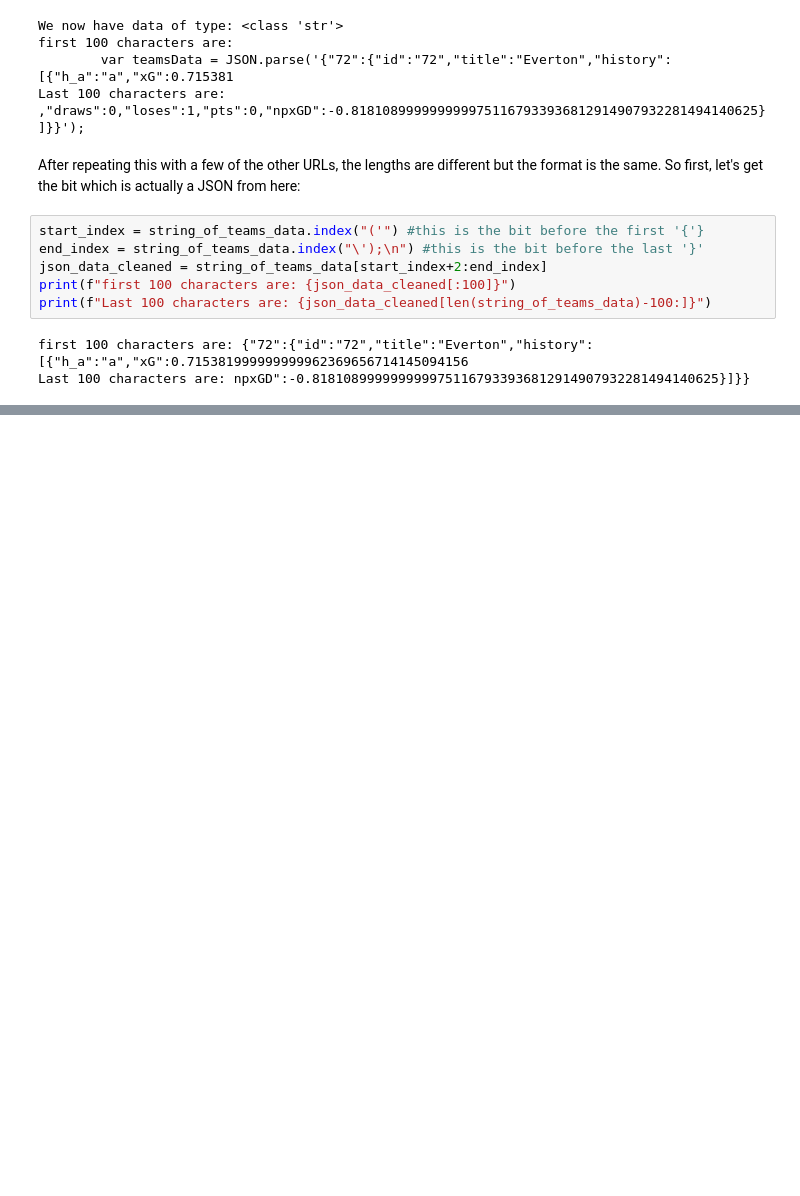
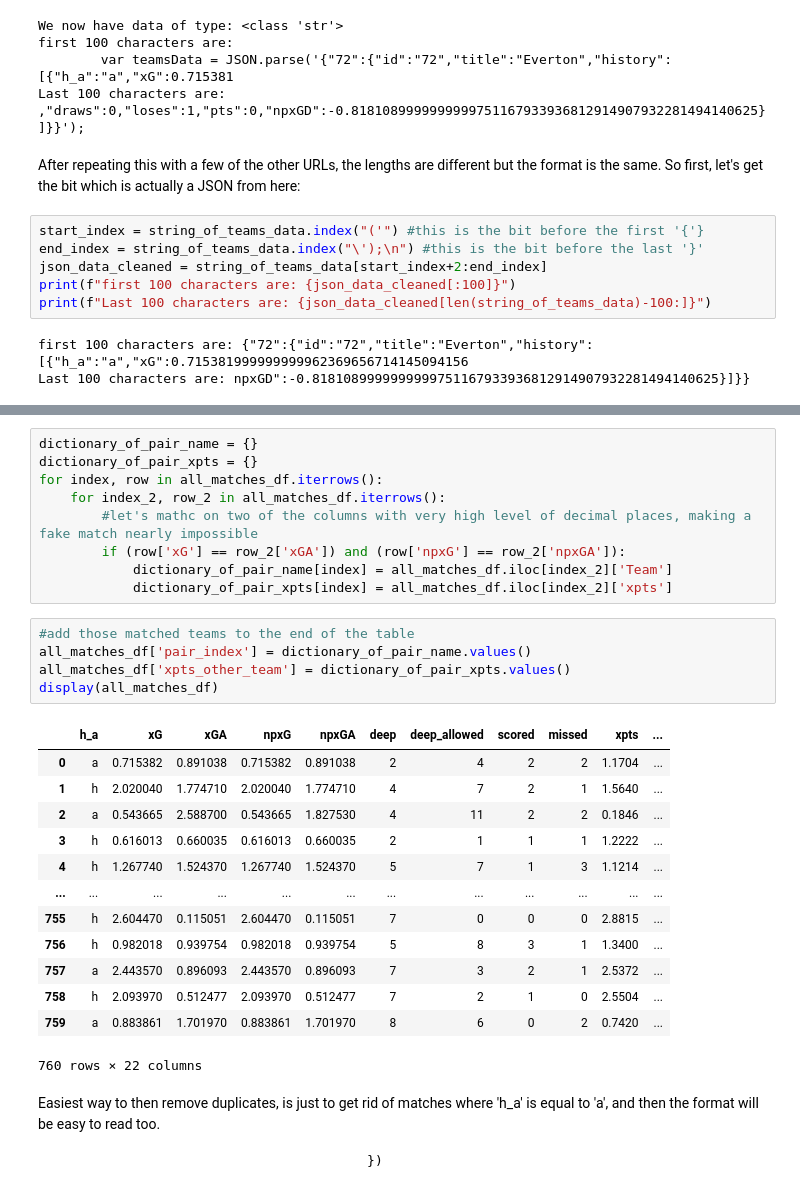
Before and after one commit to jakelourie1502/Football_Data, a Jupyter notebook: Scraping_Understat.ipynb, the cells around one changed output, grey strips where cells are left out. Drawn from its saved outputs; the diff is of its cells as text; blank space fills up the shorter version.

```diff
--- a/Scraping_Understat.ipynb
+++ b/Scraping_Understat.ipynb
@@ -125,0 +335,32 @@ Last 100 characters are: npxGD":-0.818108999999999975116793393681291490793228149
+# %%
+dictionary_of_pair_name = {}
+dictionary_of_pair_xpts = {}
+for index, row in all_matches_df.iterrows():
+    for index_2, row_2 in all_matches_df.iterrows():
+        #let's mathc on two of the columns with very high level of decimal places, making a fake match nearly impossible
+        if (row['xG'] == row_2['xGA']) and (row['npxG'] == row_2['npxGA']):
+            dictionary_of_pair_name[index] = all_matches_df.iloc[index_2]['Team']
+            dictionary_of_pair_xpts[index] = all_matches_df.iloc[index_2]['xpts']
+# %%
+#add those matched teams to the end of the table
+all_matches_df['pair_index'] = dictionary_of_pair_name.values()
+all_matches_df['xpts_other_team'] = dictionary_of_pair_xpts.values()
+display(all_matches_df)
+# %% [output]
+|  | h_a | xG | xGA | npxG | npxGA | deep | deep_allowed | scored | missed | xpts | ... |
+| 0 | a | 0.715382 | 0.891038 | 0.715382 | 0.891038 | 2 | 4 | 2 | 2 | 1.1704 | ... |
+| 1 | h | 2.020040 | 1.774710 | 2.020040 | 1.774710 | 4 | 7 | 2 | 1 | 1.5640 | ... |
+| 2 | a | 0.543665 | 2.588700 | 0.543665 | 1.827530 | 4 | 11 | 2 | 2 | 0.1846 | ... |
+| 3 | h | 0.616013 | 0.660035 | 0.616013 | 0.660035 | 2 | 1 | 1 | 1 | 1.2222 | ... |
+| 4 | h | 1.267740 | 1.524370 | 1.267740 | 1.524370 | 5 | 7 | 1 | 3 | 1.1214 | ... |
+| ... | ... | ... | ... | ... | ... | ... | ... | ... | ... | ... | ... |
+| 755 | h | 2.604470 | 0.115051 | 2.604470 | 0.115051 | 7 | 0 | 0 | 0 | 2.8815 | ... |
+| 756 | h | 0.982018 | 0.939754 | 0.982018 | 0.939754 | 5 | 8 | 3 | 1 | 1.3400 | ... |
+| 757 | a | 2.443570 | 0.896093 | 2.443570 | 0.896093 | 7 | 3 | 2 | 1 | 2.5372 | ... |
+| 758 | h | 2.093970 | 0.512477 | 2.093970 | 0.512477 | 7 | 2 | 1 | 0 | 2.5504 | ... |
+| 759 | a | 0.883861 | 1.701970 | 0.883861 | 1.701970 | 8 | 6 | 0 | 2 | 0.7420 | ... |
+760 rows × 22 columns
+# %% [markdown]
+Easiest way to then remove duplicates, is just to get rid of matches where 'h_a' is equal to 'a', and then the format will be easy to read too.
+
+                                            })
```
Also changed, not shown: parts of 23 cells of this notebook.
